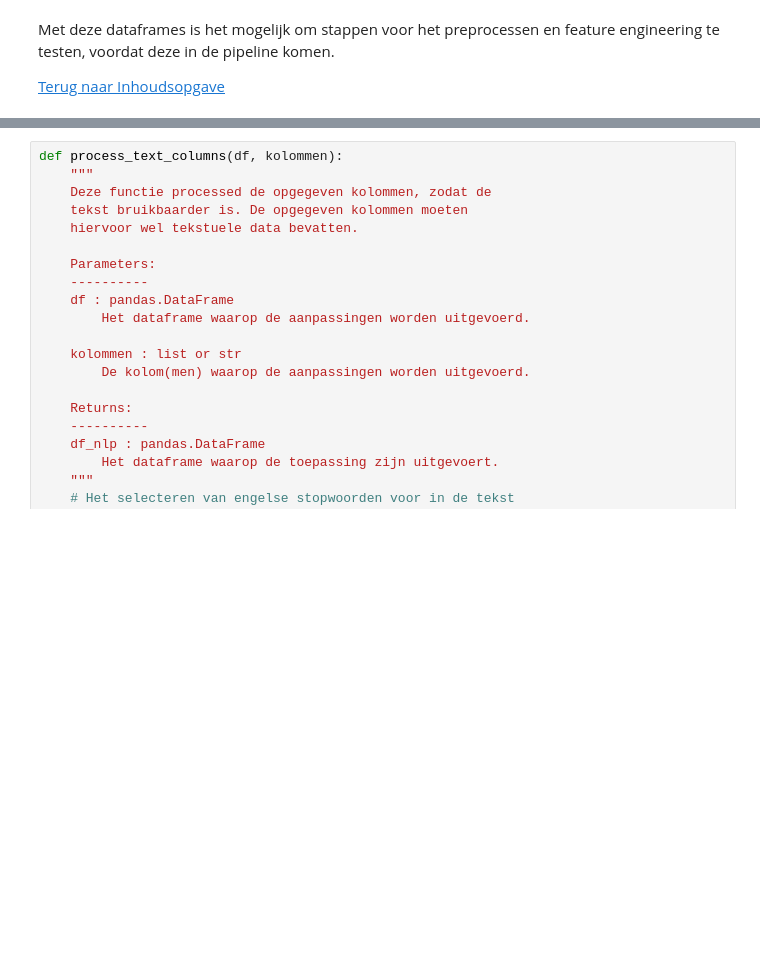
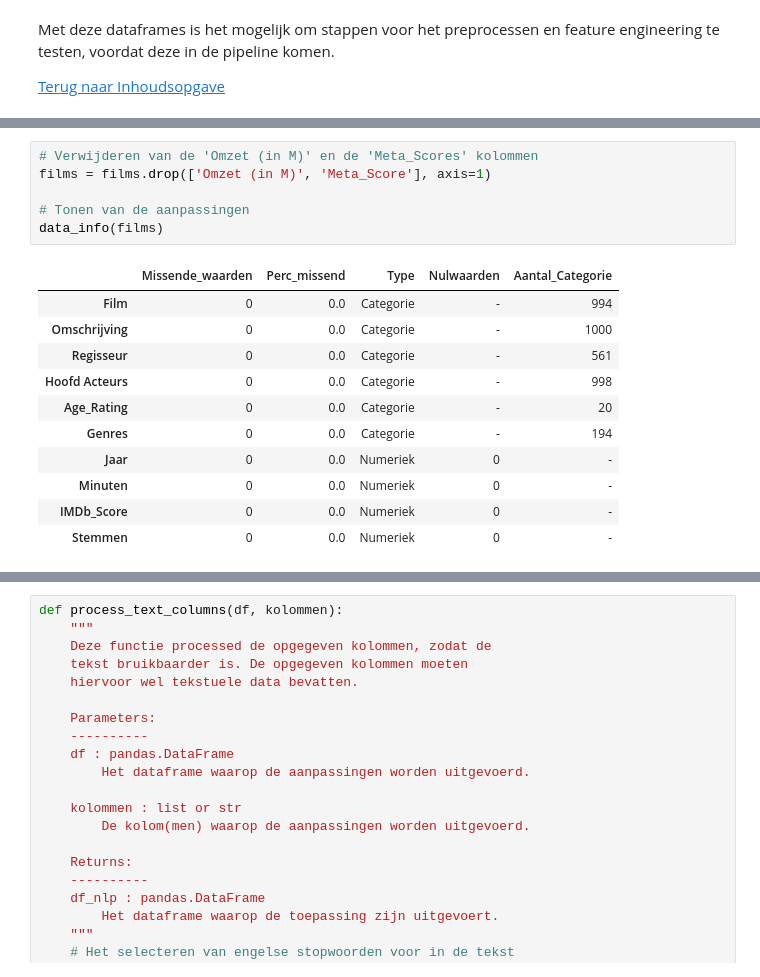
Before and after one commit to BJHeemskerk/Data3, a Jupyter notebook: CineClassify.ipynb, the cells around one changed output, grey strips where cells are left out. Drawn from its saved outputs; the diff is of its cells as text; blank space fills up the shorter version.

```diff
--- a/CineClassify.ipynb
+++ b/CineClassify.ipynb
@@ -517,0 +623,18 @@ Nu alle data is gepreprocessed, kan er worden gewerkt aan het maken van de featu
+# %%
+# Verwijderen van de 'Omzet (in M)' en de 'Meta_Scores' kolommen
+films = films.drop(['Omzet (in M)', 'Meta_Score'], axis=1)
+
+# Tonen van de aanpassingen
+data_info(films)
+# %% [output]
+|  | Missende_waarden | Perc_missend | Type | Nulwaarden | Aantal_Categorie |
+| Film | 0 | 0.0 | Categorie | - | 994 |
+| Omschrijving | 0 | 0.0 | Categorie | - | 1000 |
+| Regisseur | 0 | 0.0 | Categorie | - | 561 |
+| Hoofd Acteurs | 0 | 0.0 | Categorie | - | 998 |
+| Age_Rating | 0 | 0.0 | Categorie | - | 20 |
+| Genres | 0 | 0.0 | Categorie | - | 194 |
+| Jaar | 0 | 0.0 | Numeriek | 0 | - |
+| Minuten | 0 | 0.0 | Numeriek | 0 | - |
+| IMDb_Score | 0 | 0.0 | Numeriek | 0 | - |
+| Stemmen | 0 | 0.0 | Numeriek | 0 | - |
```
Also changed, not shown: parts of 17 cells of this notebook.
